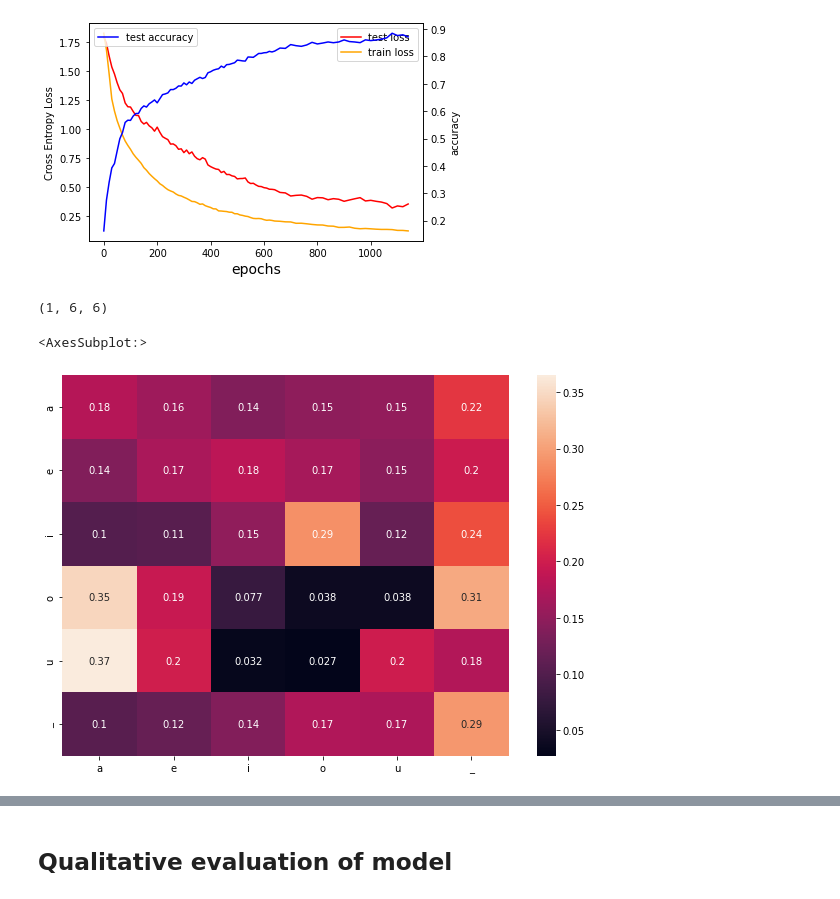
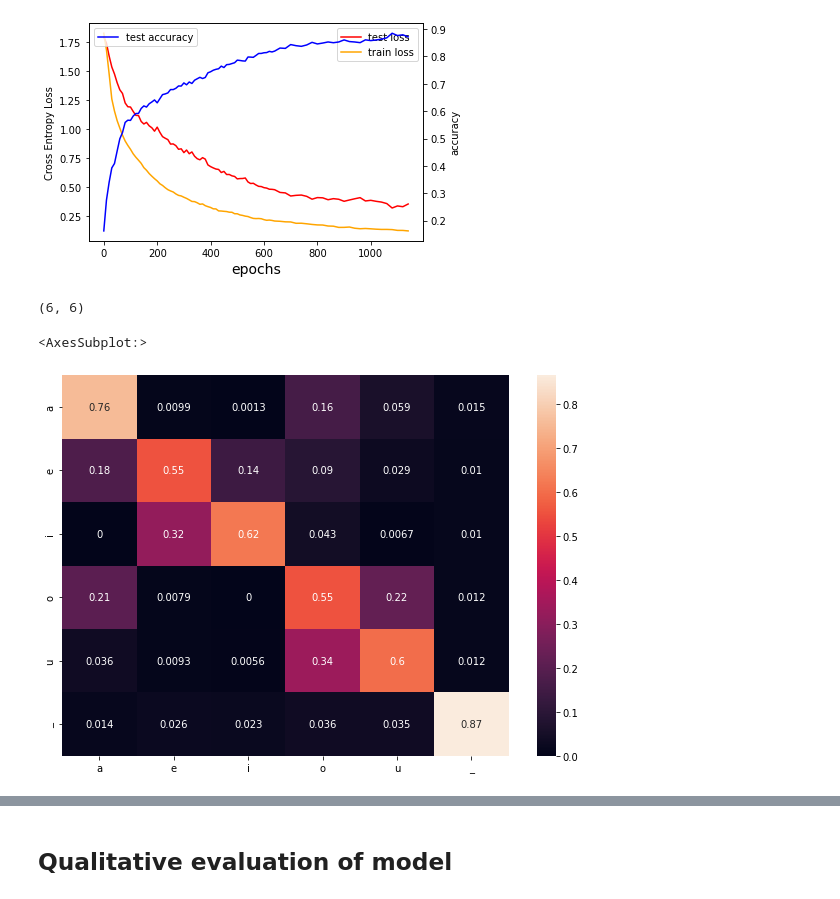
Before and after one commit to EvanSamaa/jali_sing, a Jupyter notebook: Vowel learning.ipynb, the cells around one changed output, grey strips where cells are left out. Cells and saved outputs as stored; diff of their text form; code cells hidden in the pictures.

```diff
--- a/Vowel learning.ipynb
+++ b/Vowel learning.ipynb
@@ -491,22 +491,22 @@ plt.show()
 [figure]
 # %%
 cf_path = "C:/Users/evansamaa/Desktop/confusion_matrix_training_curve.npy"
-confusion_matrix = np.load(cf_path)
+confusion_matrix = np.load(cf_path)[-1]
 print(confusion_matrix.shape)
-last_confusion = confusion_matrix[-1,:,:]
+last_confusion = confusion_matrix
 import seaborn as sn
 import pandas as pd
 import matplotlib.pyplot as plt
 
 norm_confusion = np.zeros(last_confusion.shape)
 for i in range(0, 6):
     norm_confusion[i, :] = last_confusion[i, :] / last_confusion[i, :].sum()
 df_cm = pd.DataFrame(norm_confusion, index = [i for i in "aeiou_"],
                   columns = [i for i in "aeiou_"])
 
 plt.figure(figsize = (10,7))
 sn.heatmap(df_cm, annot=True)
 # %% [output]
-(1, 6, 6)
+(6, 6)
 <AxesSubplot:>
-[figure, old version]
+[figure, new version]
```
Also changed, not shown: parts of 6 cells of this notebook, 6 other files.
